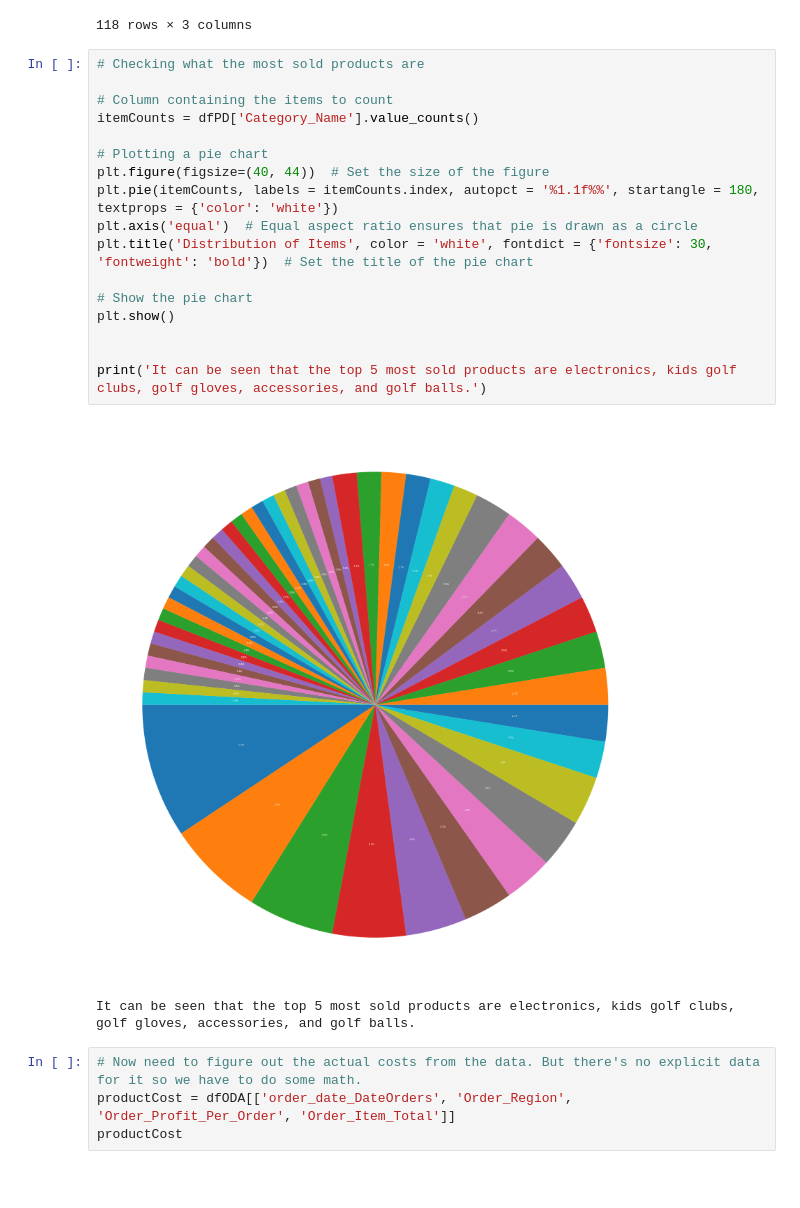
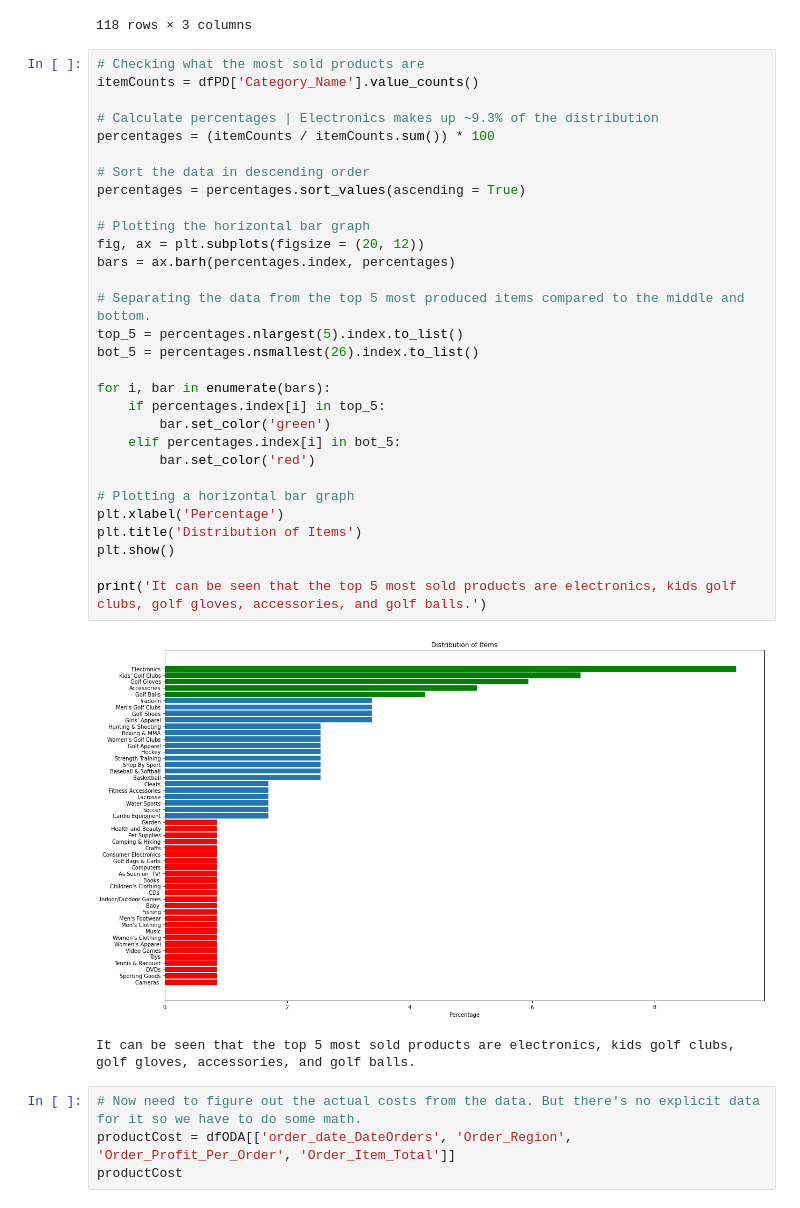
Before and after one commit to CCNY-Analytics-and-Quant/StevenCEdwinA-BAFall2023, a Jupyter notebook: Final Project.ipynb, the cells around one changed output. Drawn from its saved outputs; the diff is of its cells as text; blank space fills up the shorter version.

Commit message:
Replaced terrible pie chart with a bar graph

```diff
--- a/Final Project.ipynb
+++ b/Final Project.ipynb
@@ -315,23 +316,36 @@ dfPD
 118 rows × 3 columns
 # %%
 # Checking what the most sold products are
-
-# Column containing the items to count
 itemCounts = dfPD['Category_Name'].value_counts()
 
-# Plotting a pie chart
-plt.figure(figsize=(40, 44))  # Set the size of the figure
-plt.pie(itemCounts, labels = itemCounts.index, autopct = '%1.1f%%', startangle = 180, textprops = {'color': 'white'})
-plt.axis('equal')  # Equal aspect ratio ensures that pie is drawn as a circle
-plt.title('Distribution of Items', color = 'white', fontdict = {'fontsize': 30, 'fontweight': 'bold'})  # Set the title of the pie chart
+# Calculate percentages | Electronics makes up ~9.3% of the distribution
+percentages = (itemCounts / itemCounts.sum()) * 100
 
-# Show the pie chart
+# Sort the data in descending order
+percentages = percentages.sort_values(ascending = True)
+
+# Plotting the horizontal bar graph
+fig, ax = plt.subplots(figsize = (20, 12))
+bars = ax.barh(percentages.index, percentages)
+
+# Separating the data from the top 5 most produced items compared to the middle and bottom.
+top_5 = percentages.nlargest(5).index.to_list()
+bot_5 = percentages.nsmallest(26).index.to_list()
+
+for i, bar in enumerate(bars):
+    if percentages.index[i] in top_5:
+        bar.set_color('green')
+    elif percentages.index[i] in bot_5:
+        bar.set_color('red')
+
+# Plotting a horizontal bar graph
+plt.xlabel('Percentage')
+plt.title('Distribution of Items')
 plt.show()
 
-
 print('It can be seen that the top 5 most sold products are electronics, kids golf clubs, golf gloves, accessories, and golf balls.')
 # %% [output]
-[figure, old version]
+[figure, new version]
 It can be seen that the top 5 most sold products are electronics, kids golf clubs, golf gloves, accessories, and golf balls.
 # %%
 # Now need to figure out the actual costs from the data. But there's no explicit data for it so we have to do some math.
```
Also changed, not shown: parts of 3 cells of this notebook.
